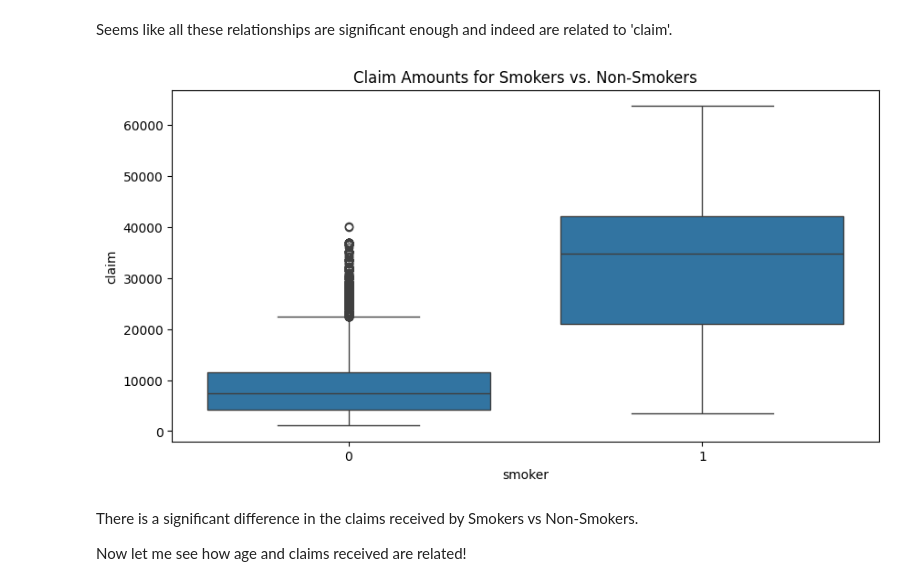
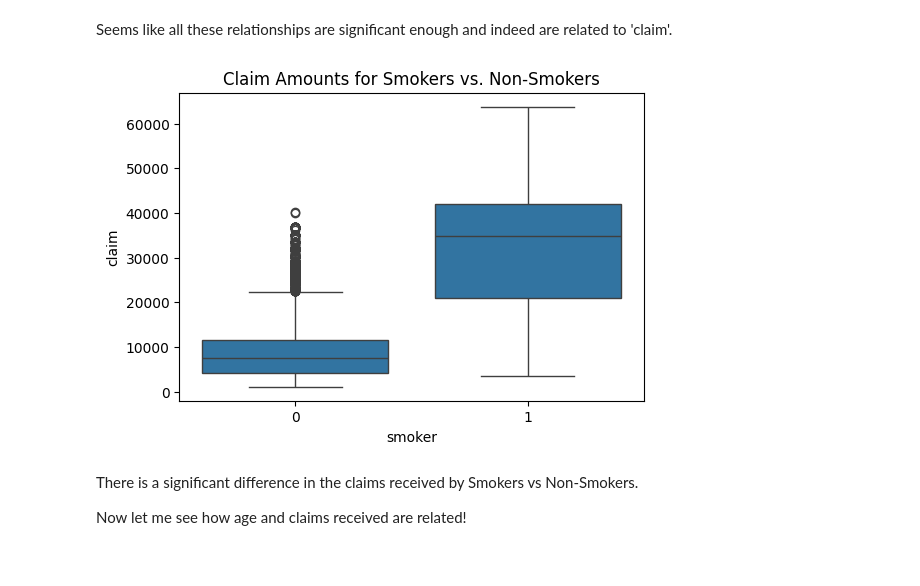
Before and after one commit to parvatijay2901/InsurIQ-Data-RAG-Dashboard, a Jupyter notebook: EDA/N2_Data-analysis.ipynb, the cells around one changed output. Drawn from its saved outputs; the diff is of its cells as text; code cells hidden in the pictures.

```diff
--- a/EDA/N2_Data-analysis.ipynb
+++ b/EDA/N2_Data-analysis.ipynb
@@ -331,12 +334,12 @@ P-value: 6.130422264468983e-51
 # %% [markdown]
 Seems like all these relationships are significant enough and indeed are related to 'claim'.
 # %%
-plt.figure(figsize=(10, 5))
+plt.figure(figsize=(6, 4))
 sns.boxplot(x=df_health_demographics_claims['smoker'], y=df_health_demographics_claims['claim'])
 plt.title("Claim Amounts for Smokers vs. Non-Smokers")
 plt.show()
 # %% [output]
-[figure, old version]
+[figure, new version]
 # %% [markdown]
 There is a significant difference in the claims received by Smokers vs Non-Smokers.
 
```
Also changed, not shown: parts of 28 cells of this notebook, 1 other file.
